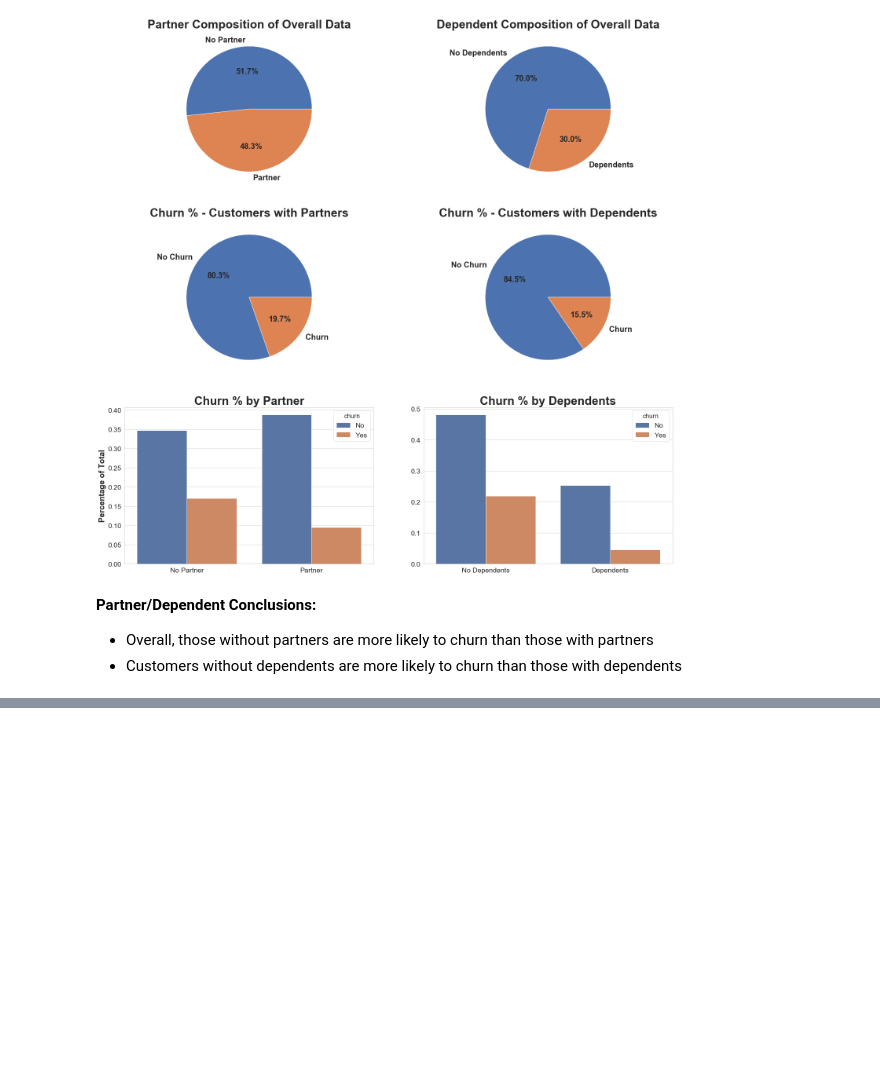
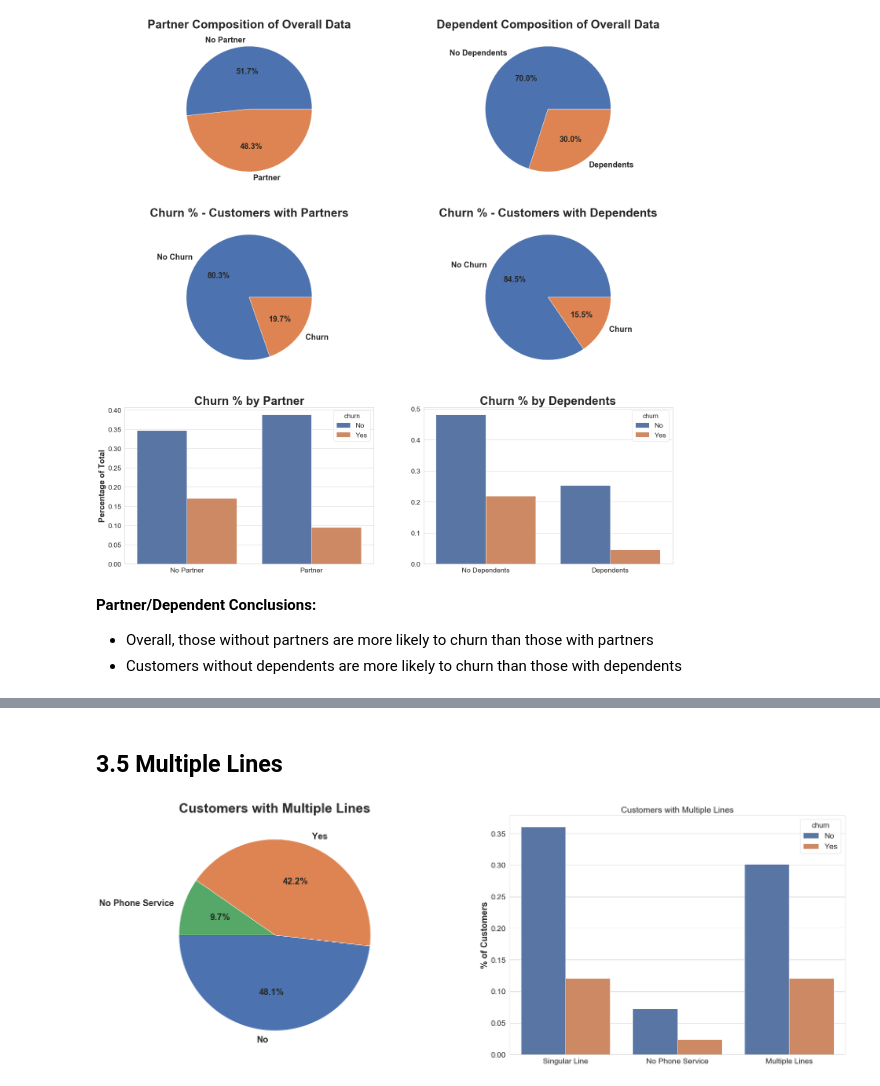
Before and after one commit to andrewcole33/telco_churn_analysis, a Jupyter notebook: eda.ipynb, the cells around one changed output, grey strips where cells are left out. Drawn from its saved outputs; the diff is of its cells as text; code cells hidden in the pictures; blank space fills up the shorter version.

```diff
--- a/eda.ipynb
+++ b/eda.ipynb
@@ -205,0 +206,6 @@ df.head(3)
+# %% [markdown]
+## 3.5 Multiple Lines
+# %%
+plot_multiplelines(df)
+# %% [output]
+[figure, added]
```
Also changed, not shown: parts of 5 cells of this notebook, 1 other file.
